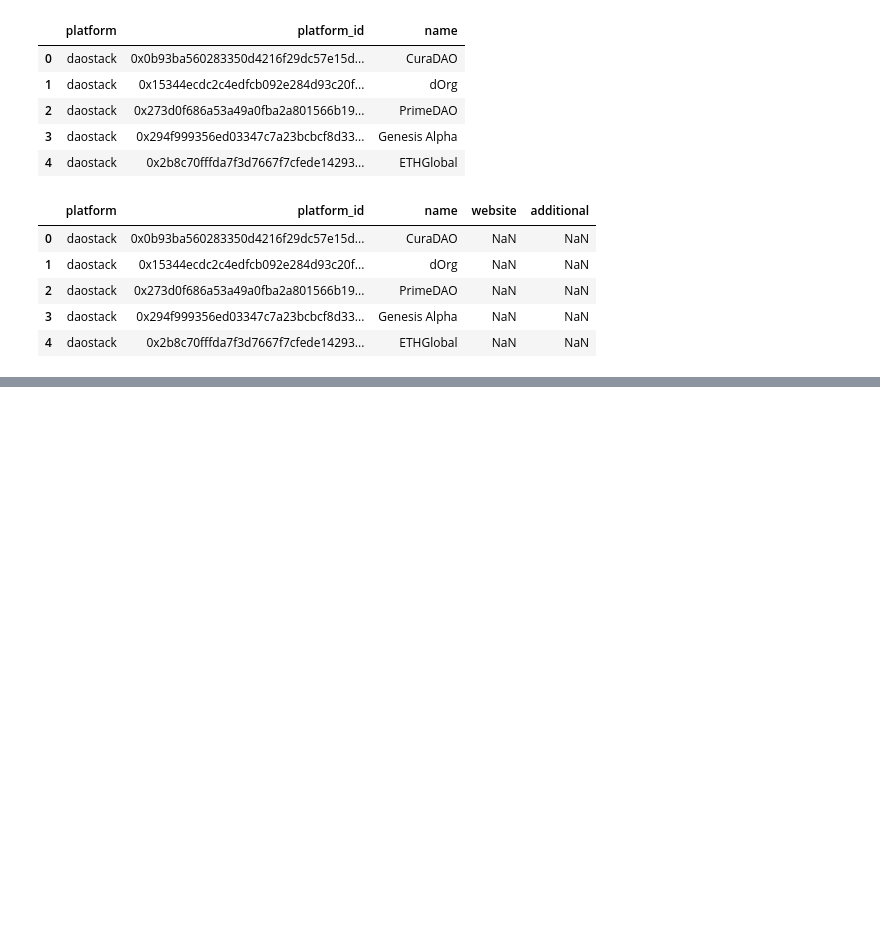
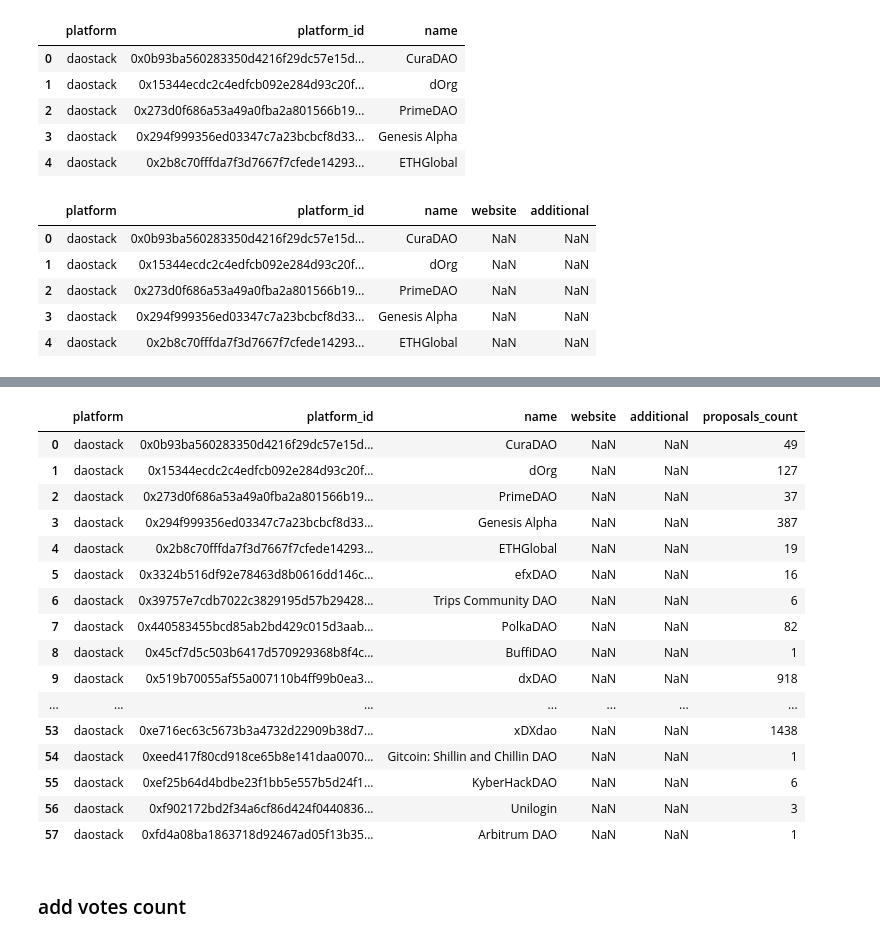
Before and after one commit to daviddavo/daos-verano, a Jupyter notebook: 001_get_deployments/daostack/daostack_get_deployments.ipynb, the cells around one changed output, grey strips where cells are left out. Saved outputs shown, nothing was run; the diff lists cells and outputs as text; code cells hidden in the pictures; blank space fills up the shorter version.

Commit message:
feat(daostack): add votes and proposals count

```diff
--- a/001_get_deployments/daostack/daostack_get_deployments.ipynb
+++ b/001_get_deployments/daostack/daostack_get_deployments.ipynb
@@ -44,0 +67,7 @@ df.head()
+# %%
+# group by dao, count
+proposals_df = proposals_df.groupby('dao').count()
+# flatten and rename id to proposals_count
+proposals_df = proposals_df.reset_index()
+proposals_df = proposals_df.rename(columns={'id': 'proposals_count'})
+proposals_df.head()
@@ -44,0 +102,6 @@ df.head()
+# %%
+# join proposals_df to df
+df = df.merge(proposals_df, how='left', left_on='platform_id', right_on='dao', validate='1:1')
+# drop dao
+df = df.drop('dao', axis=1)
+df.head()
@@ -44,0 +115,6 @@ df.head()
+# %%
+# how many nans in proposals_count
+df['proposals_count'].isna().sum()
+# fill nans with 0
+df['proposals_count'] = df['proposals_count'].fillna(0)
+df.head()
@@ -44,0 +128,25 @@ df.head()
+# %%
+# make proposals_count int
+df['proposals_count'] = df['proposals_count'].astype(int)
+# %%
+df
+# %% [output]
+|  | platform | platform_id | name | website | additional | proposals_count |
+| 0 | daostack | 0x0b93ba560283350d4216f29dc57e15d... | CuraDAO | NaN | NaN | 49 |
+| 1 | daostack | 0x15344ecdc2c4edfcb092e284d93c20f... | dOrg | NaN | NaN | 127 |
+| 2 | daostack | 0x273d0f686a53a49a0fba2a801566b19... | PrimeDAO | NaN | NaN | 37 |
+| 3 | daostack | 0x294f999356ed03347c7a23bcbcf8d33... | Genesis Alpha | NaN | NaN | 387 |
+| 4 | daostack | 0x2b8c70fffda7f3d7667f7cfede14293... | ETHGlobal | NaN | NaN | 19 |
+| 5 | daostack | 0x3324b516df92e78463d8b0616dd146c... | efxDAO | NaN | NaN | 16 |
+| 6 | daostack | 0x39757e7cdb7022c3829195d57b29428... | Trips Community DAO | NaN | NaN | 6 |
+| 7 | daostack | 0x440583455bcd85ab2bd429c015d3aab... | PolkaDAO | NaN | NaN | 82 |
+| 8 | daostack | 0x45cf7d5c503b6417d570929368b8f4c... | BuffiDAO | NaN | NaN | 1 |
+| 9 | daostack | 0x519b70055af55a007110b4ff99b0ea3... | dxDAO | NaN | NaN | 918 |
+| ... | ... | ... | ... | ... | ... | ... |
+| 53 | daostack | 0xe716ec63c5673b3a4732d22909b38d7... | xDXdao | NaN | NaN | 1438 |
+| 54 | daostack | 0xeed417f80cd918ce65b8e141daa0070... | Gitcoin: Shillin and Chillin DAO | NaN | NaN | 1 |
+| 55 | daostack | 0xef25b64d4bdbe23f1bb5e557b5d24f1... | KyberHackDAO | NaN | NaN | 6 |
+| 56 | daostack | 0xf902172bd2f34a6cf86d424f0440836... | Unilogin | NaN | NaN | 3 |
+| 57 | daostack | 0xfd4a08ba1863718d92467ad05f13b35... | Arbitrum DAO | NaN | NaN | 1 |
+# %% [markdown]
+### add votes count
```
Also changed, not shown: parts of 12 cells of this notebook, 1 other file.
